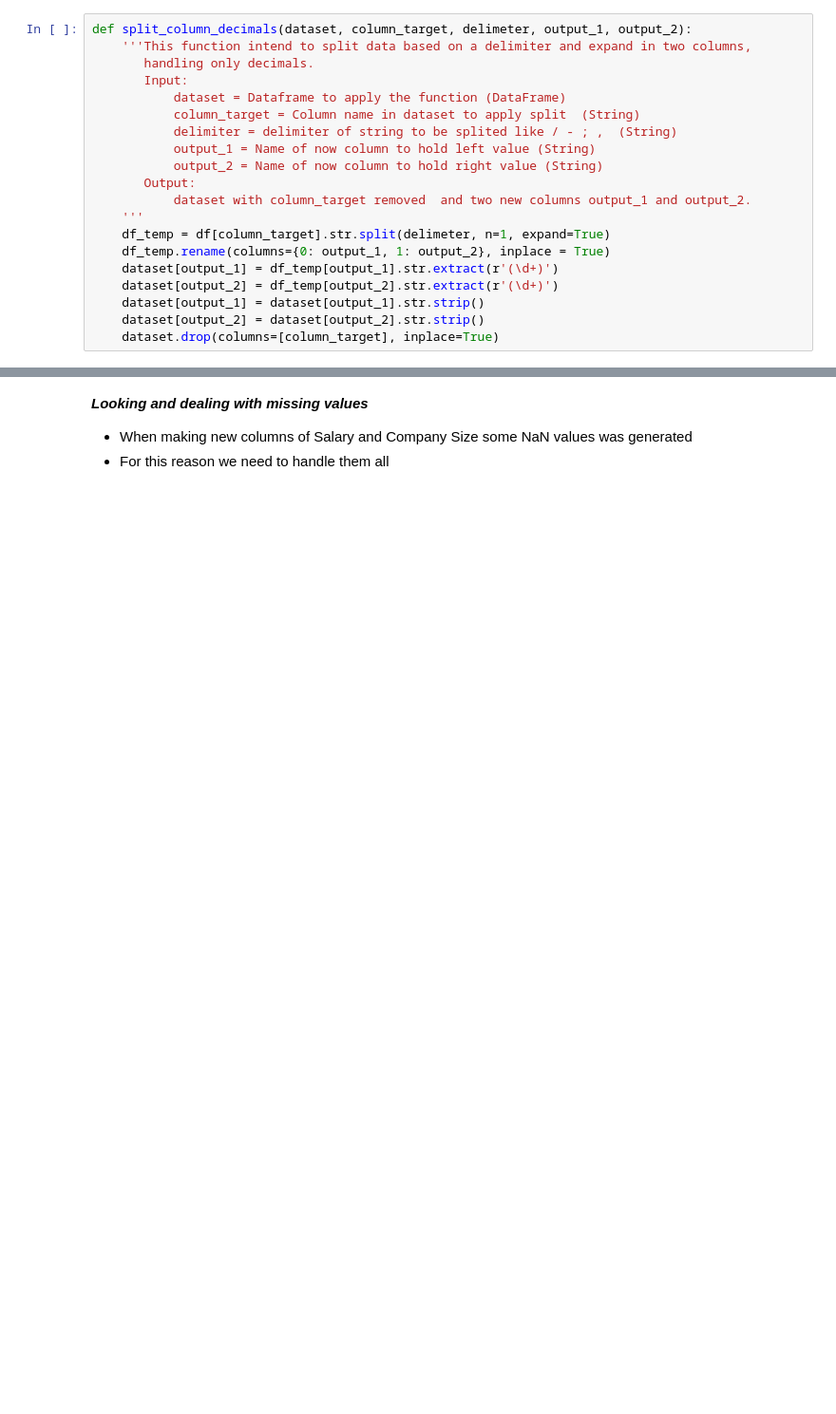
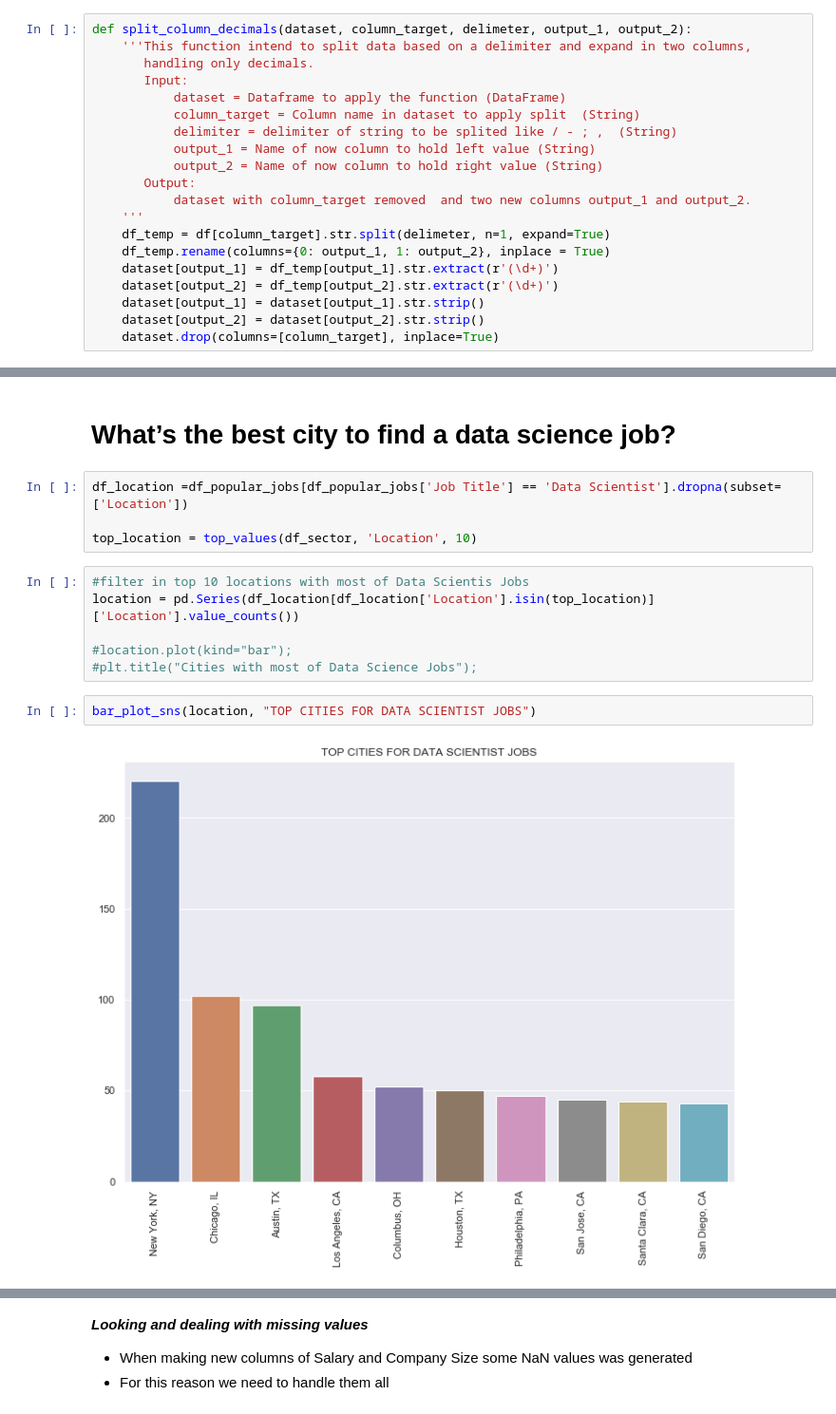
Before and after one commit to Gutelvam/Write-A-Data-Science-Blog-Post, a Jupyter notebook: DSJobs-glossador.ipynb, the cells around one changed output, grey strips where cells are left out. Shown at 95% size. Drawn from its saved outputs; the diff is of its cells as text; blank space fills up the shorter version.

```diff
--- a/DSJobs-glossador.ipynb
+++ b/DSJobs-glossador.ipynb
@@ -89,0 +273,16 @@ split_column_decimals(df, 'Size','to','min_Employee_size','max_Employee_size')
+# %% [markdown]
+# What’s the best city to find a data science job?
+# %%
+df_location =df_popular_jobs[df_popular_jobs['Job Title'] == 'Data Scientist'].dropna(subset=['Location'])
+
+top_location = top_values(df_sector, 'Location', 10)
+# %%
+#filter in top 10 locations with most of Data Scientis Jobs
+location = pd.Series(df_location[df_location['Location'].isin(top_location)]['Location'].value_counts())
+
+#location.plot(kind="bar");
+#plt.title("Cities with most of Data Science Jobs");
+# %%
+bar_plot_sns(location, "TOP CITIES FOR DATA SCIENTIST JOBS")
+# %% [output]
+[figure, added]
```
Also changed, not shown: parts of 44 cells of this notebook.
